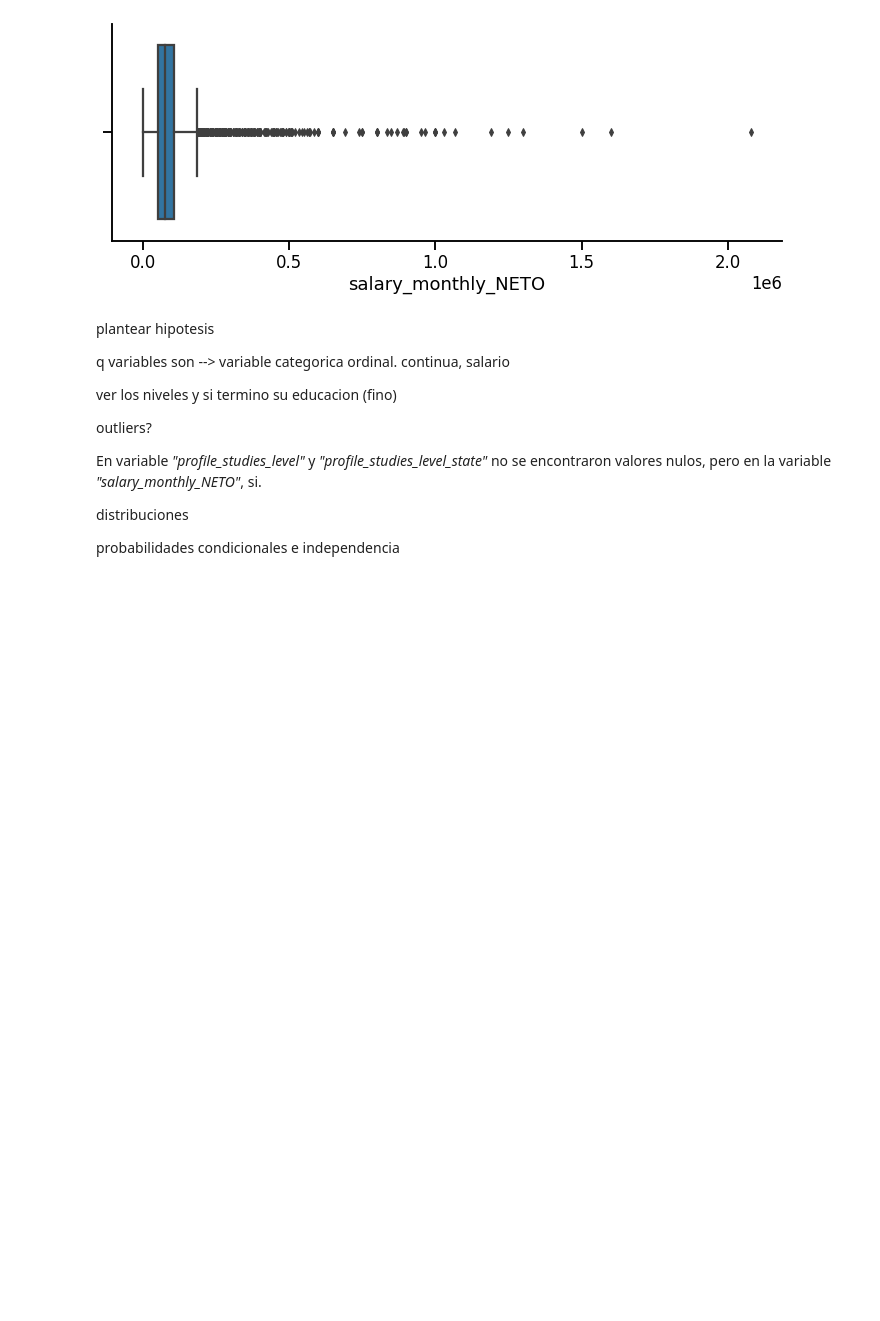
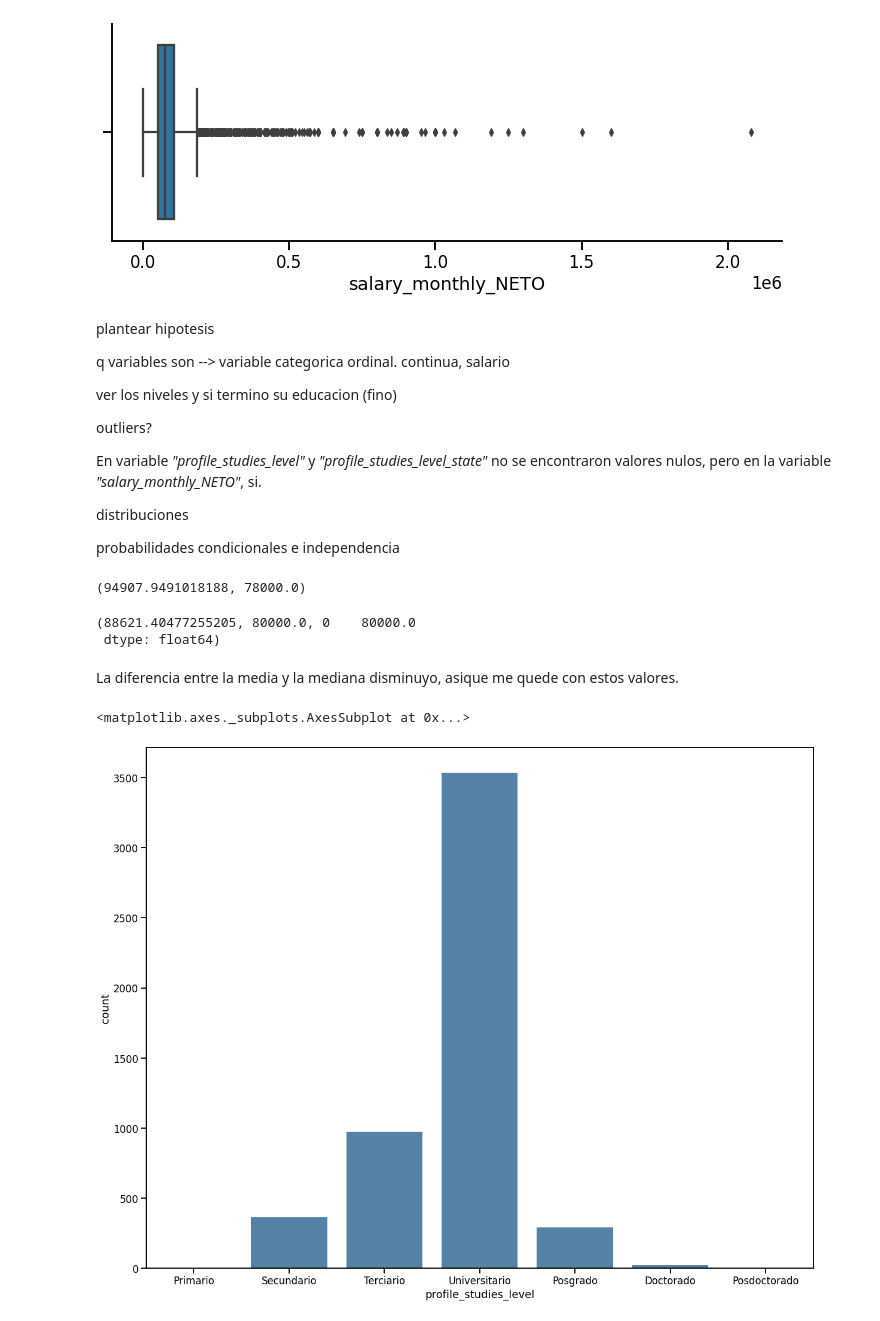
Before and after one commit to Natali-PP/diplodatos2021, a Jupyter notebook: AnalisiYVisualizacion/02_Estadistica_descriptiva.ipynb, the cells around one changed output. Drawn from its saved outputs; the diff is of its cells as text; code cells hidden in the pictures; blank space fills up the shorter version.

```diff
--- a/AnalisiYVisualizacion/02_Estadistica_descriptiva.ipynb
+++ b/AnalisiYVisualizacion/02_Estadistica_descriptiva.ipynb
@@ -384,3 +394,26 @@ En variable *"profile_studies_level"* y *"profile_studies_level_state"* no se en
 distribuciones
 
 probabilidades condicionales e independencia
+# %%
+df_copy.salary_monthly_NETO.mean(), df_copy.salary_monthly_NETO.median()
+# %% [output]
+(94907.9491018188, 78000.0)
+# %%
+quantile_filter= (df_copy.salary_monthly_NETO > df_copy.salary_monthly_NETO.quantile(0.03)) & (df_copy.salary_monthly_NETO < df_copy.salary_monthly_NETO.quantile(0.99))
+#df_copy.salary_monthly_NETO, df_copy.salary_monthly_NETO.median()
+
+df_copy=df_copy[quantile_filter]
+df_copy.salary_monthly_NETO.mean(), df_copy.salary_monthly_NETO.median(),df_copy.salary_monthly_NETO.mode()
+# %% [output]
+(88621.40477255205, 80000.0, 0    80000.0
+ dtype: float64)
+# %% [markdown]
+La diferencia entre la media y la mediana disminuyo, asique me quede con estos valores.
+# %%
+education_order=[ "Primario", "Secundario", "Terciario", "Universitario","Posgrado", "Doctorado", "Posdoctorado"]
+
+fig = plt.figure(figsize=(20,16))
+seaborn.countplot(df_copy.profile_studies_level, color='steelblue', order=education_order)
+# %% [output]
+<matplotlib.axes._subplots.AxesSubplot at 0x...>
+[figure, added]
```
Also changed, not shown: parts of 2 cells of this notebook.
